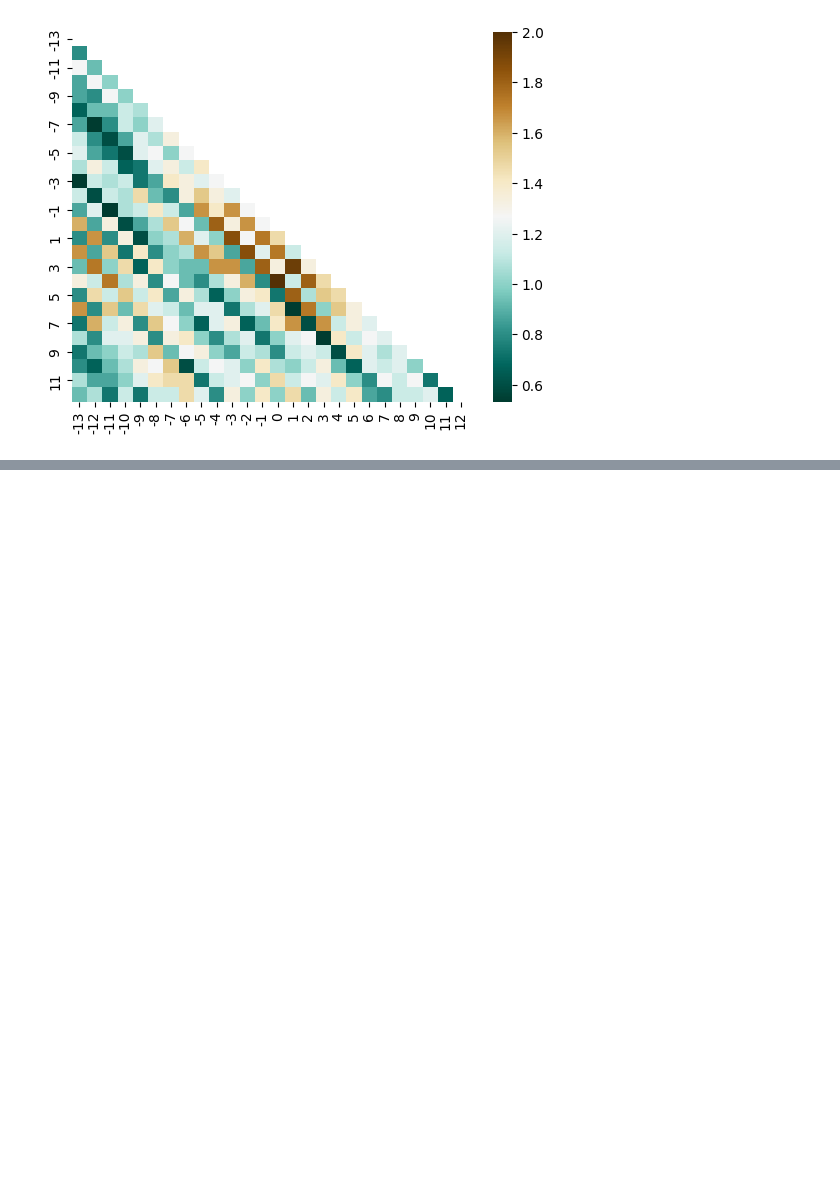
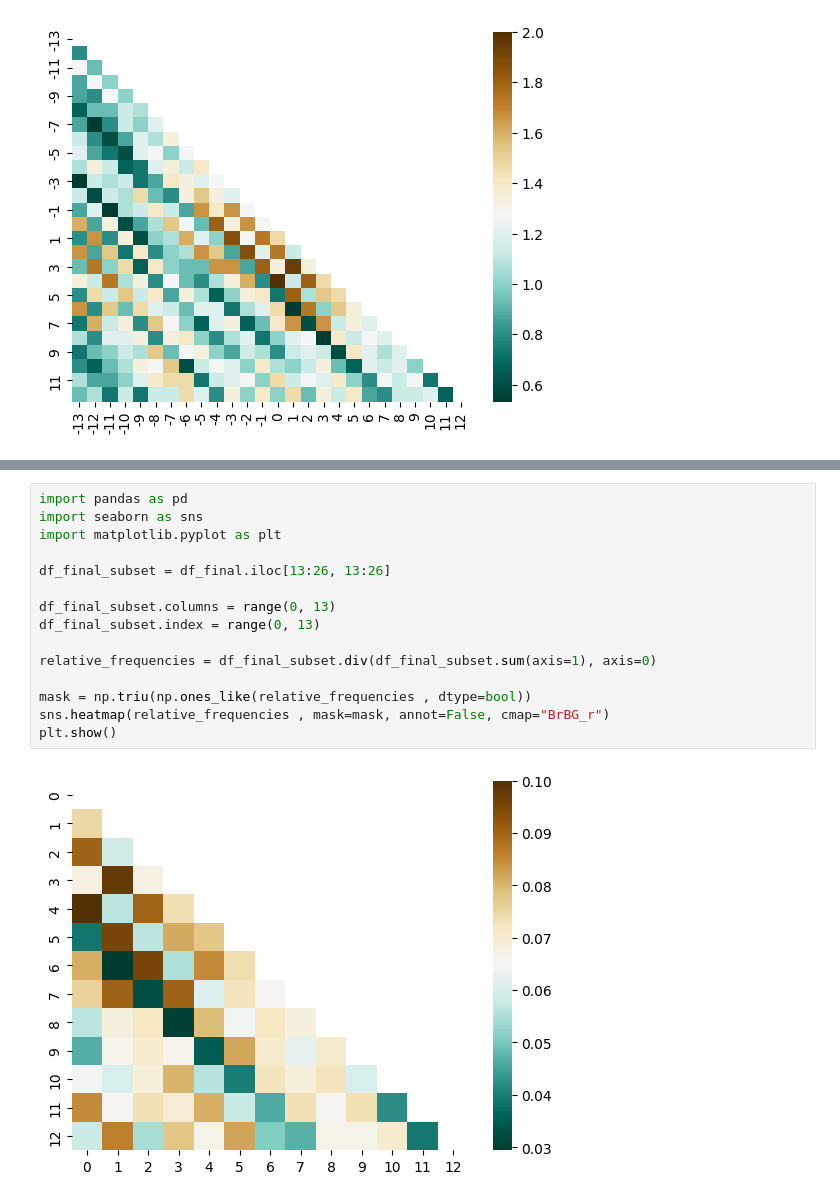
Before and after one commit to WoobeenJeong/miRNA_motif_finding, a Jupyter notebook: Project_006.ipynb, the cells around one changed output, grey strips where cells are left out. Cells and saved outputs as stored; diff of their text form; blank space fills up the shorter version.

```diff
--- a/Project_006.ipynb
+++ b/Project_006.ipynb
@@ -658,0 +692,17 @@ plt.show()
+# %%
+import pandas as pd
+import seaborn as sns
+import matplotlib.pyplot as plt
+
+df_final_subset = df_final.iloc[13:26, 13:26]
+
+df_final_subset.columns = range(0, 13)
+df_final_subset.index = range(0, 13)
+
+relative_frequencies = df_final_subset.div(df_final_subset.sum(axis=1), axis=0)
+
+mask = np.triu(np.ones_like(relative_frequencies , dtype=bool))
+sns.heatmap(relative_frequencies , mask=mask, annot=False, cmap="BrBG_r")
+plt.show()
+# %% [output]
+[figure, added]
```
Also changed, not shown: parts of 6 cells of this notebook.
